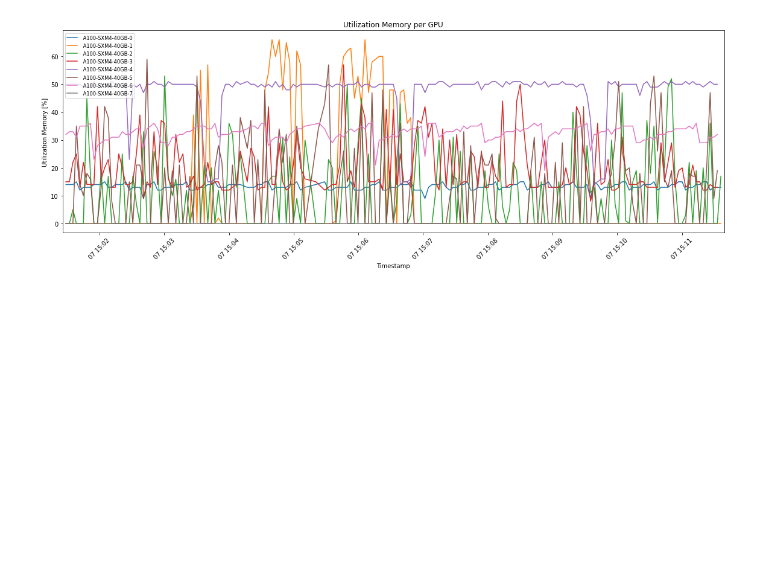
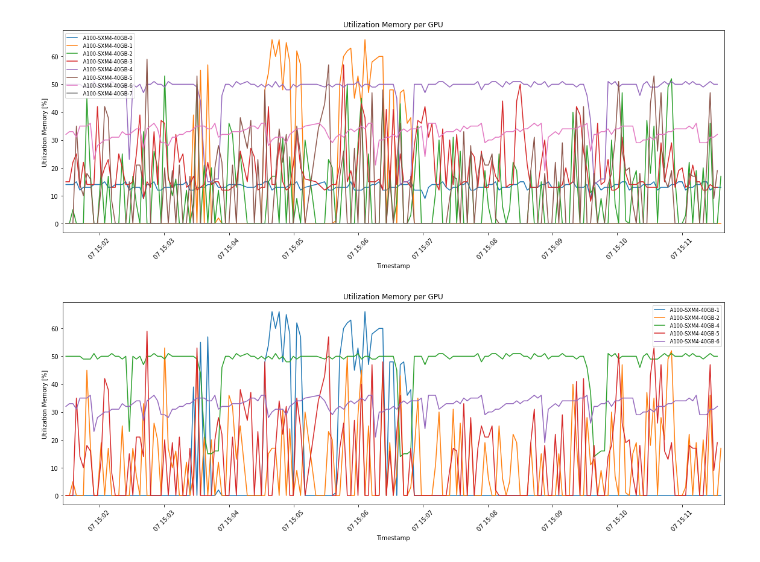
Before and after one commit to mbiskho/tamlops, a Jupyter notebook: testing/gpu-scheduler-logs.ipynb, the cells around one changed output. Cells and saved outputs as stored; diff of their text form; code cells hidden in the pictures; blank space fills up the shorter version.

```diff
--- a/testing/gpu-scheduler-logs.ipynb
+++ b/testing/gpu-scheduler-logs.ipynb
@@ -87,3 +87,32 @@ plt.tight_layout()
 plt.show()
 # %% [output]
 [figure]
+# %%
+# Assuming 'df' is your DataFrame and it's already grouped by 'name'
+grouped = df.groupby(' name')
+
+# List of group names you want to drop
+groups_to_drop = [' A100-SXM4-40GB-0', ' A100-SXM4-40GB-7', ' A100-SXM4-40GB-3']
+
+# Filtering out specific groups
+filtered_data = df[~df[' name'].isin(groups_to_drop)]
+
+# Re-grouping after filtering
+grouped_filtered = filtered_data.groupby(' name')
+
+# Plotting grafik untuk setiap GPU
+plt.figure(figsize=(16, 6))
+
+for name, group in grouped_filtered:
+    plt.plot(group['timestamp'], group[' utilization.memory [%]'].str.rstrip(' %').astype(int), label=name)
+
+plt.xlabel('Timestamp')
+plt.ylabel('Utilization Memory [%]')
+plt.title('Utilization Memory per GPU')
+plt.legend(fontsize='small')
+plt.xticks(rotation=45)
+plt.gca().margins(x=0.005)
+plt.tight_layout()
+plt.show()
+# %% [output]
+[figure, added]
```
